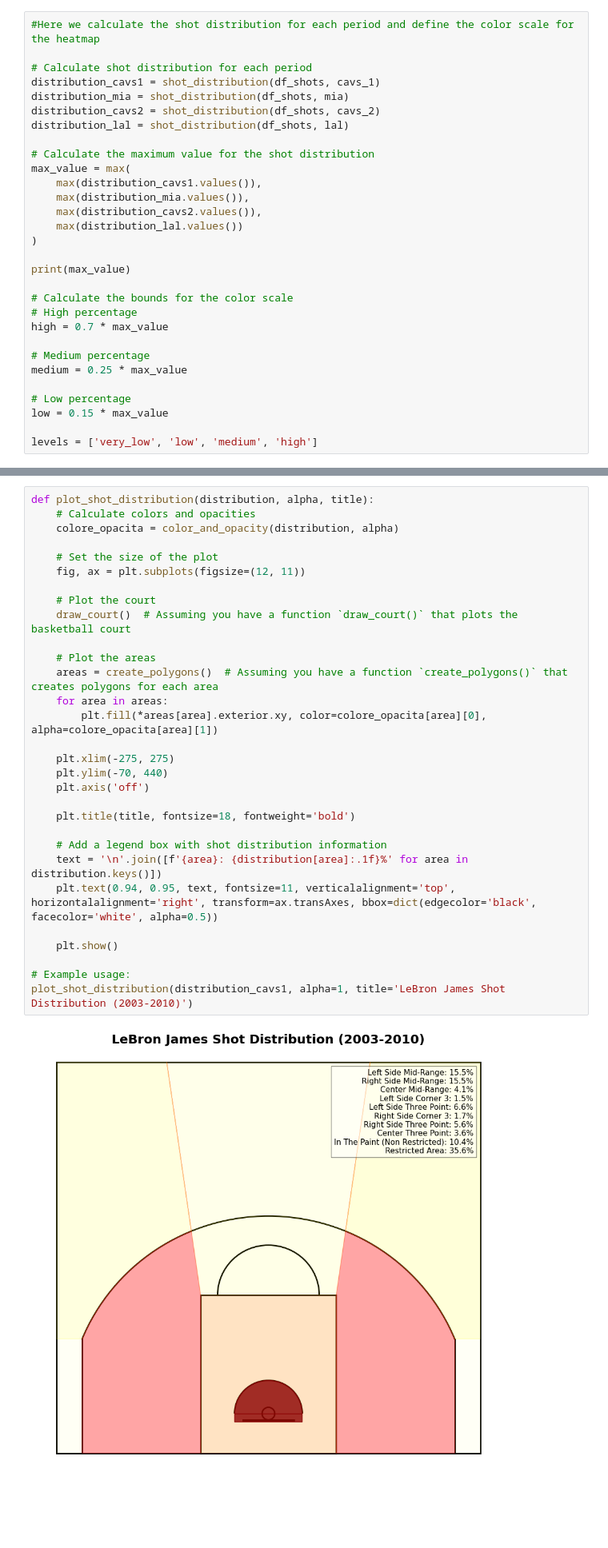
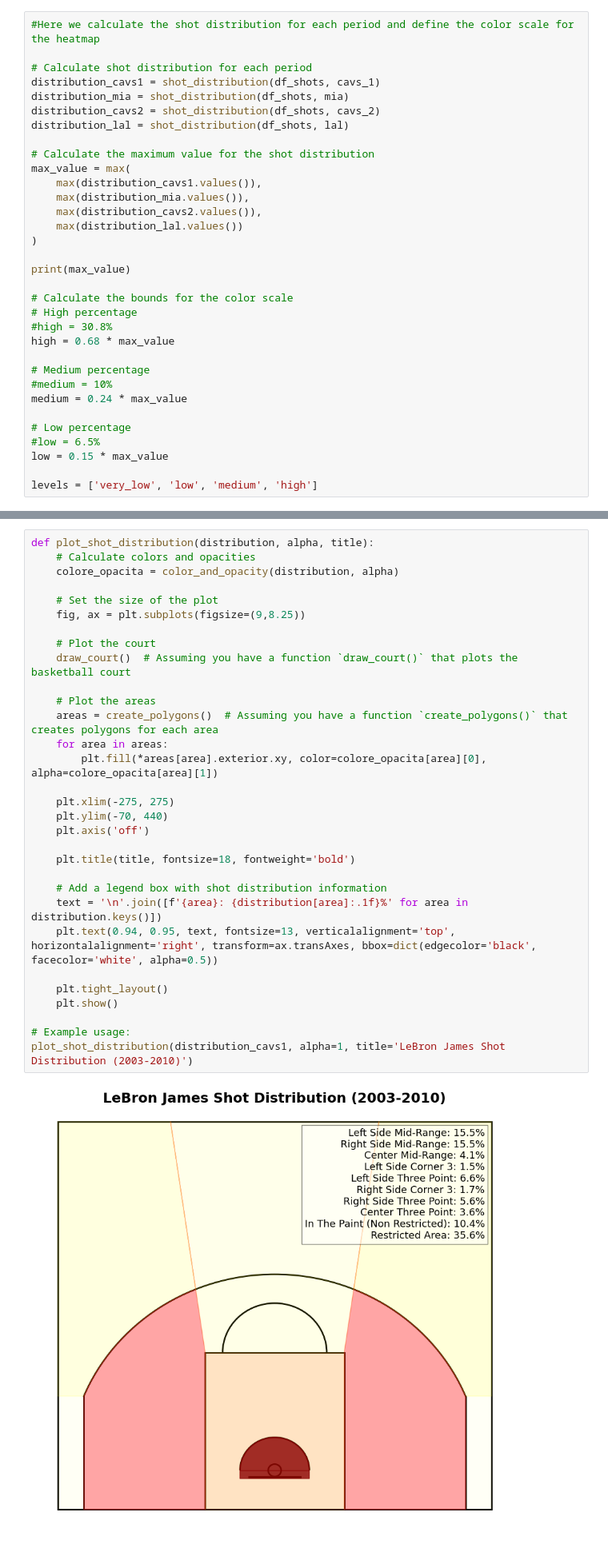
Before and after one commit to francescobortuzzo/DataScienceProject, a Jupyter notebook: creazione_plot/plot.ipynb, the cells around one changed output, grey strips where cells are left out. Shown at 80% size. Drawn from its saved outputs; the diff is of its cells as text; blank space fills up the shorter version.

```diff
--- a/creazione_plot/plot.ipynb
+++ b/creazione_plot/plot.ipynb
@@ -300,12 +302,15 @@ print(max_value)
 
 # Calculate the bounds for the color scale
 # High percentage
-high = 0.7 * max_value
+#high = 30.8%
+high = 0.68 * max_value
 
 # Medium percentage
-medium = 0.25 * max_value
+#medium = 10%
+medium = 0.24 * max_value
 
 # Low percentage
+#low = 6.5%
 low = 0.15 * max_value
 
 levels = ['very_low', 'low', 'medium', 'high']
@@ -344,35 +349,36 @@ Now that we have all the necessary functions in place, we can proceed to plot th
 # %%
 def plot_shot_distribution(distribution, alpha, title):
     # Calculate colors and opacities
     colore_opacita = color_and_opacity(distribution, alpha)
 
     # Set the size of the plot
-    fig, ax = plt.subplots(figsize=(12, 11))
+    fig, ax = plt.subplots(figsize=(9,8.25))
 
     # Plot the court
     draw_court()  # Assuming you have a function `draw_court()` that plots the basketball court
 
     # Plot the areas
     areas = create_polygons()  # Assuming you have a function `create_polygons()` that creates polygons for each area
     for area in areas:
         plt.fill(*areas[area].exterior.xy, color=colore_opacita[area][0], alpha=colore_opacita[area][1])
 
     plt.xlim(-275, 275)
     plt.ylim(-70, 440)
     plt.axis('off')
 
     plt.title(title, fontsize=18, fontweight='bold')
 
     # Add a legend box with shot distribution information
     text = '\n'.join([f'{area}: {distribution[area]:.1f}%' for area in distribution.keys()])
-    plt.text(0.94, 0.95, text, fontsize=11, verticalalignment='top', horizontalalignment='right', transform=ax.transAxes, bbox=dict(edgecolor='black', facecolor='white', alpha=0.5))
+    plt.text(0.94, 0.95, text, fontsize=13, verticalalignment='top', horizontalalignment='right', transform=ax.transAxes, bbox=dict(edgecolor='black', facecolor='white', alpha=0.5))
 
+    plt.tight_layout()
     plt.show()
 
 # Example usage:
 plot_shot_distribution(distribution_cavs1, alpha=1, title='LeBron James Shot Distribution (2003-2010)')
 # %% [output]
-[figure, old version]
+[figure, new version]
 # %% [markdown]
 At this stage, we've successfully created a heatmap illustrating LeBron James' shot distribution during his initial stint with the Cleveland Cavaliers. This heatmap visually displays the frequency of shot attempts across various zones on the basketball court, offering valuable insights into LeBron's shot selection during that period. Our next objective is to replicate this process for each distinct phase of LeBron's career in the NBA. This comprehensive approach will allow us to compare and analyze his shot distributions over time, revealing any significant changes or patterns in his shooting tendencies throughout his career.
 # %%
```
Also changed, not shown: parts of 25 cells of this notebook, 7 other files.
